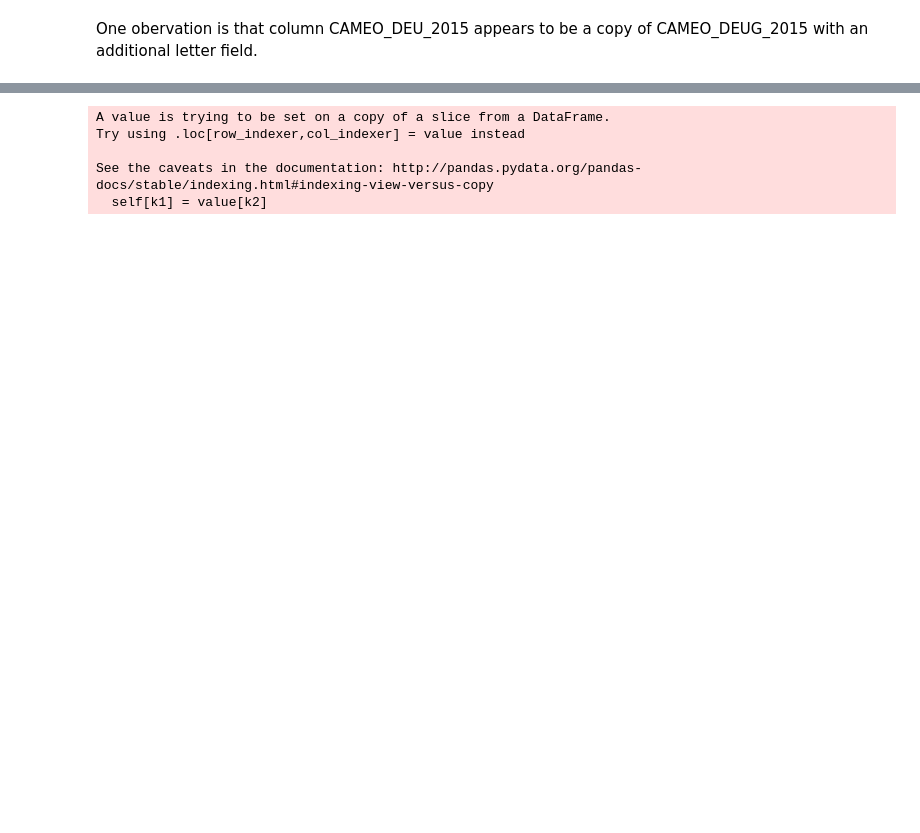
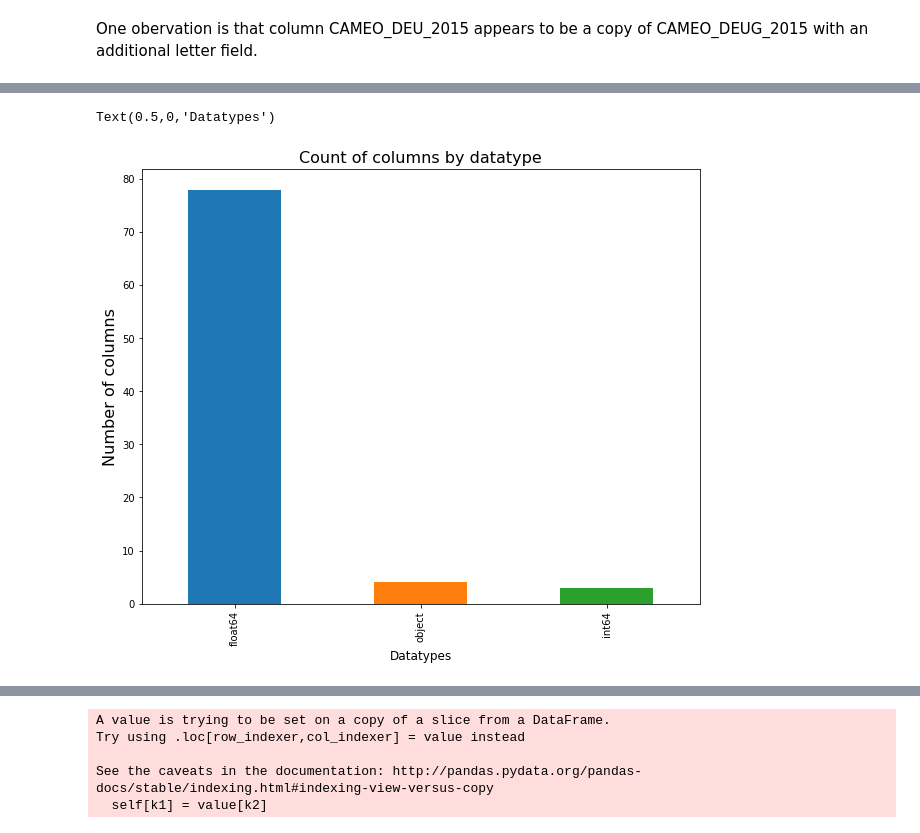
Before and after one commit to Phoebe-Macdonald/Arvato-Customer-Segmentation-Udacity-Capstone, a Jupyter notebook: Arvato Project Workbook.ipynb, the cells around one changed output, grey strips where cells are left out. Cells and saved outputs as stored; diff of their text form; code cells hidden in the pictures; blank space fills up the shorter version.

```diff
--- a/Arvato Project Workbook.ipynb
+++ b/Arvato Project Workbook.ipynb
@@ -296,11 +353,14 @@ cameo_data['diff'].sum()
 # %%
 # As the remaining number from CAMEO_DEU_2015 is a duplicate of CAMEO_DEUG_2015, remove original CAMEO_DEUG_2015 column
-customers = customers.drop(columns = 'CAMEO_DEU_2015', axis=1)
-azdias = azdias.drop(columns = 'CAMEO_DEU_2015', axis=1)
+customers_clean = customers.drop(columns = 'CAMEO_DEU_2015', axis=1)
+azdias_clean = azdias.drop(columns = 'CAMEO_DEU_2015', axis=1)
 feature_summary = feature_summary.drop(feature_summary[feature_summary['attribute']== 'CAMEO_DEU_2015'].index, axis=0)
-# %%
-# One hot encode categorical, non ordinal data
-categorical_cols = list(feature_summary[(feature_summary['type'] == 'categorical')|(feature_summary['type'] == 'mixed')]['attribute'])
-categorical_cols.append('CAMEO_DEU_2015_let')
-customers_clean = pd.get_dummies(data=customers, columns=categorical_cols)
-azdias_clean = pd.get_dummies(data=azdias, columns=categorical_cols)
+# %%
+# Evaluate data types
+customers_clean.dtypes.value_counts().plot(kind = 'bar', figsize=(10,8))
+plt.title("Count of columns by datatype", fontdict={'fontsize': 16})
+plt.ylabel('Number of columns', fontdict={'fontsize': 16})
+plt.xlabel('Datatypes', fontdict={'fontsize': 12})
+# %% [output]
+Text(0.5,0,'Datatypes')
+[figure, added]
```
Also changed, not shown: parts of 207 cells of this notebook, 1 other file.
